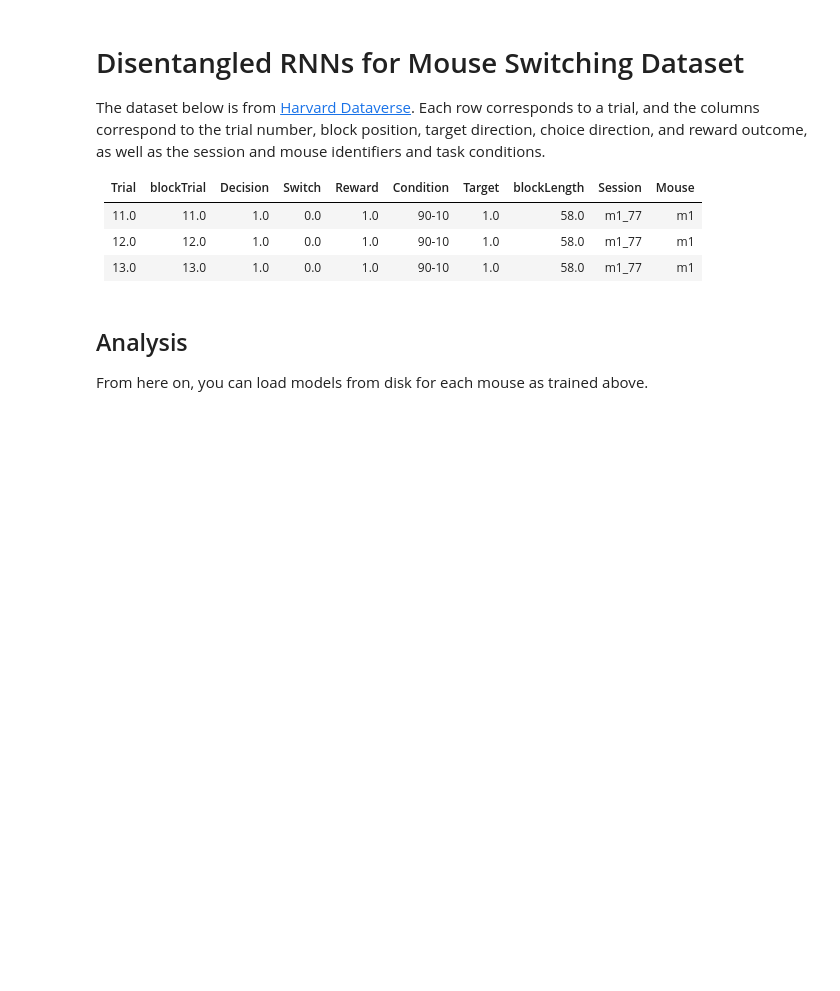
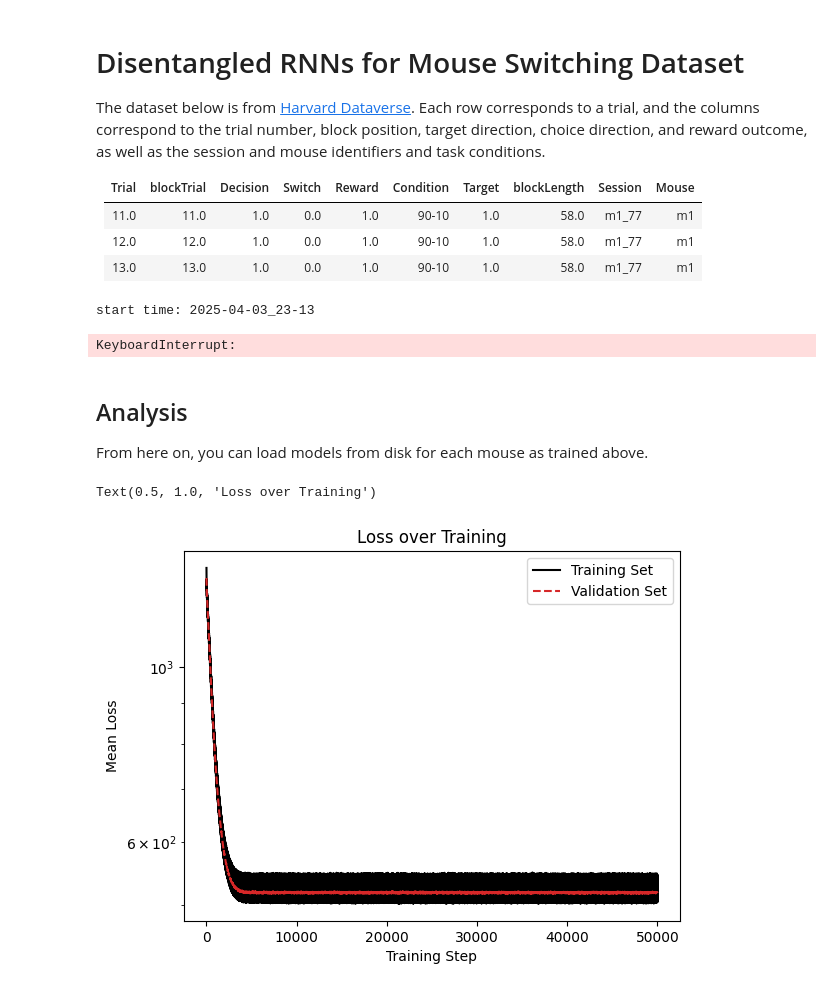
Before and after one commit to mikecondon/disrnn, a Jupyter notebook: switching.ipynb, the cells around one changed output. Drawn from its saved outputs; the diff is of its cells as text; code cells hidden in the pictures; blank space fills up the shorter version.

```diff
--- a/switching.ipynb
+++ b/switching.ipynb
@@ -41,7 +41,7 @@ Iterate through the mice, and through the beta values, saving the trained
 params and loss for each in a json to disk.
 """
 betas = [1e-3, 3e-3, 1e-2, 3e-2]
-n_steps = 8e4
+n_steps = 5e4
 
 n_calls = len(ds_list) * len(betas)
 dt = datetime.now().strftime("%Y-%m-%d_%H-%M")
@@ -62,34 +62,40 @@ with tqdm(total=n_calls, desc='Overall Progress', position=1) as outer_bar:
           do_plot = False)
       switch_utils.model_saver(params, m_i, beta_j, dt=dt, loss=losses)
       outer_bar.update(1)
+# %% [output]
+start time: 2025-04-03_23-13
+KeyboardInterrupt:
 # %% [markdown]
 ## Analysis
 From here on, you can load models from disk for each mouse as trained above.
 # %%
 
 directory = "/Users/michaelcondon/workspaces/pbm_group2/disentangled_rnns/models/"
 
 # choose mouse, beta and run time
 mouse = "m1"
-beta = 0.01
+beta = 0.03
 cv = 0
-dt = "2025-04-02_22-19"
+dt = "2025-04-03_23-13"
 
 
 params_file = os.path.join(directory, f"params_{mouse}_{beta:.0e}_0_{dt}.json")
 loss_file = os.path.join(directory, f"loss_{mouse}_{beta:.0e}_0_{dt}.json")
 
 params, loss = switch_utils.model_loader(params_file=params_file, loss_file=loss_file)
 training_loss = loss['training_loss']
 validation_loss = loss['validation_loss']
 
 plt.figure()
 plt.semilogy(training_loss, color='black')
 plt.semilogy(np.linspace(0, len(training_loss), len(validation_loss)), validation_loss, color='tab:red', linestyle='dashed')
 plt.xlabel('Training Step')
 plt.ylabel('Mean Loss')
 plt.legend(('Training Set', 'Validation Set'))
 plt.title('Loss over Training')
+# %% [output]
+Text(0.5, 1.0, 'Loss over Training')
+[figure, added]
 # %%
 # Eval mode runs the network with no noise
 def make_network_eval():
```
Also changed, not shown: parts of 8 cells of this notebook, 3 other files.
